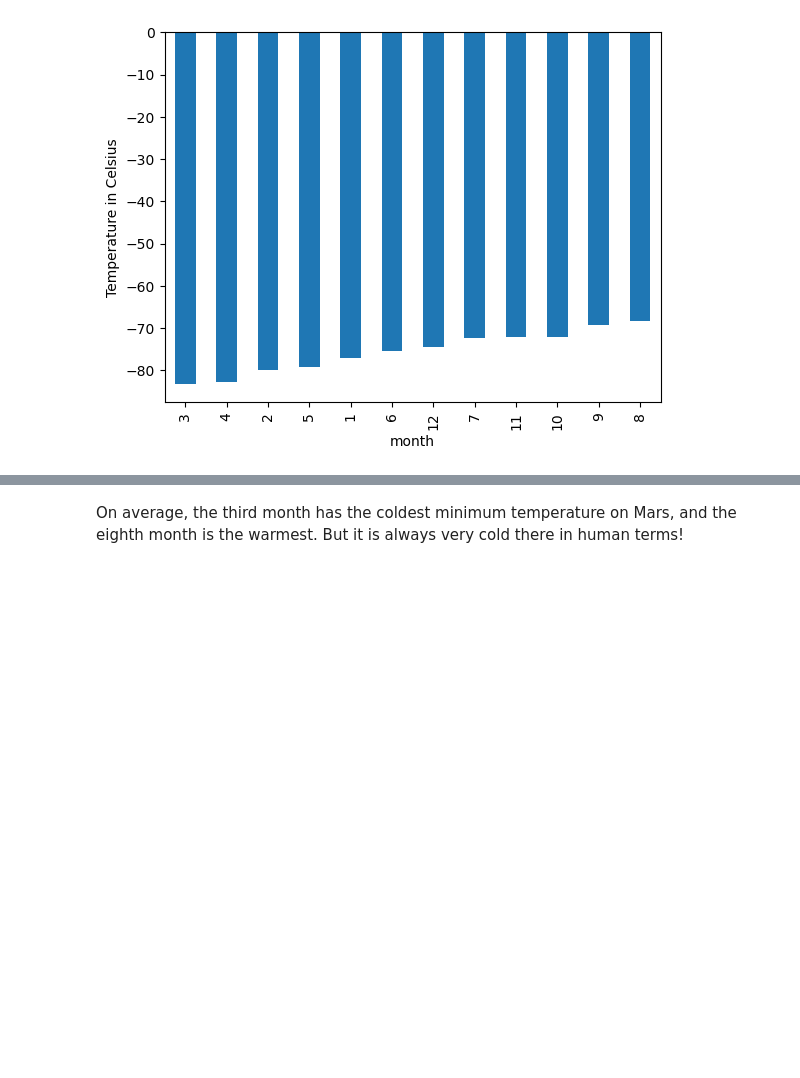
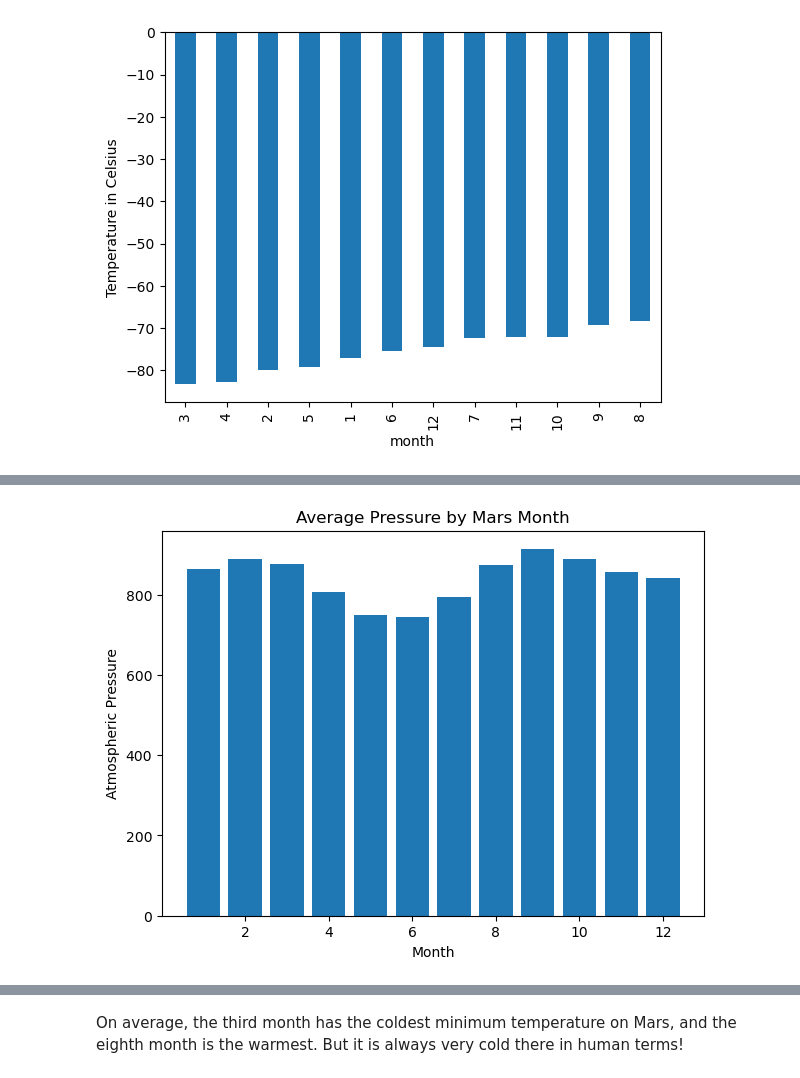
Before and after one commit to RaeAnnG/M11-Mars-Challenge, a Jupyter notebook: Starter_Code/part_2_mars_weather_RG.ipynb, the cells around one changed output, grey strips where cells are left out. Cells and saved outputs as stored; diff of their text form; code cells hidden in the pictures; blank space fills up the shorter version.

```diff
--- a/Starter_Code/part_2_mars_weather_RG.ipynb
+++ b/Starter_Code/part_2_mars_weather_RG.ipynb
@@ -233,4 +247,6 @@ Name: min_temp, dtype: float64
 [figure]
 # %%
 # 4. Average pressure by Martian month
+mars_month_pressure = mars_weather_df[['month','pressure']].groupby(by='month').mean()
+mars_month_pressure
 # %% [output]
@@ -258,0 +267,10 @@ Name: pressure, dtype: float64
+# %%
+# Plot the average pressure by month
+fig, ax = plt.subplots(figsize=[7,5])
+ax = plt.bar(mars_month_pressure.index,mars_month_pressure.pressure)
+plt.xlabel('Month')
+plt.ylabel('Atmospheric Pressure')
+plt.title('Average Pressure by Mars Month')
+plt.show()
+# %% [output]
+[figure, added]
```
Also changed, not shown: parts of 10 cells of this notebook.
